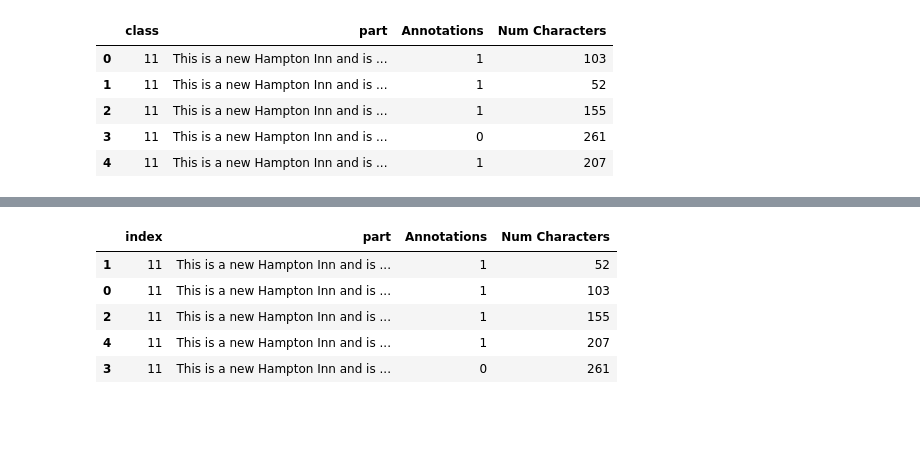
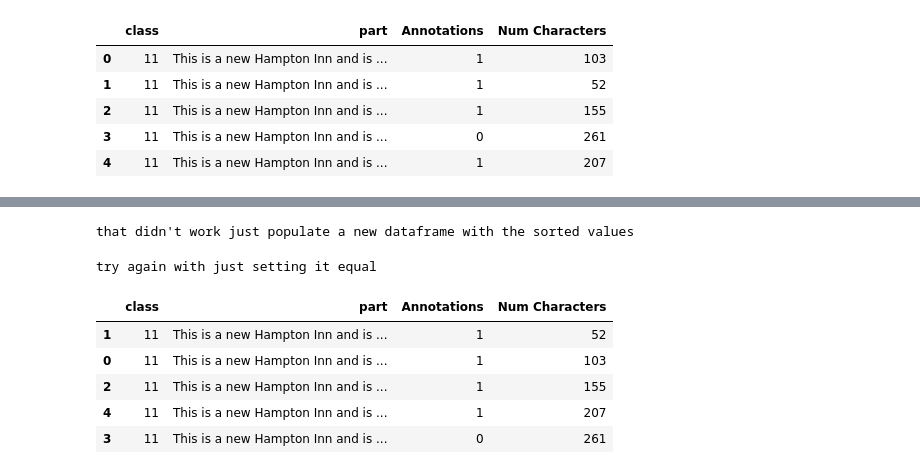
Before and after one commit to e-d-p-9/Hotel-Reviews, a Jupyter notebook: task2/hotel_sub_1_add_percentage.ipynb, the cells around one changed output, grey strips where cells are left out. Drawn from its saved outputs; the diff is of its cells as text; code cells hidden in the pictures; blank space fills up the shorter version.

```diff
--- a/task2/hotel_sub_1_add_percentage.ipynb
+++ b/task2/hotel_sub_1_add_percentage.ipynb
@@ -177,9 +248,10 @@ test_frame
+# %%
+print("that didn't work just populate a new dataframe with the sorted values")
+# %% [output]
+that didn't work just populate a new dataframe with the sorted values
+# %%
+print("try again with just setting it equal")
+# %% [output]
+try again with just setting it equal
 # %%
-test_frame.sort_values(by='Num Characters')
+testing = testdf.loc[testdf['class'] == unique_values[0]].sort_values(by="Num Characters")
-# %% [output]
-|  | index | part | Annotations | Num Characters |
-| 1 | 11 | This is a new Hampton Inn and is ... | 1 | 52 |
-| 0 | 11 | This is a new Hampton Inn and is ... | 1 | 103 |
-| 2 | 11 | This is a new Hampton Inn and is ... | 1 | 155 |
-| 4 | 11 | This is a new Hampton Inn and is ... | 1 | 207 |
-| 3 | 11 | This is a new Hampton Inn and is ... | 0 | 261 |
@@ -187,0 +258,9 @@ test_frame.sort_values(by='Num Characters')
+# %%
+testing
+# %% [output]
+|  | class | part | Annotations | Num Characters |
+| 1 | 11 | This is a new Hampton Inn and is ... | 1 | 52 |
+| 0 | 11 | This is a new Hampton Inn and is ... | 1 | 103 |
+| 2 | 11 | This is a new Hampton Inn and is ... | 1 | 155 |
+| 4 | 11 | This is a new Hampton Inn and is ... | 1 | 207 |
+| 3 | 11 | This is a new Hampton Inn and is ... | 0 | 261 |
```
Also changed, not shown: parts of 13 cells of this notebook.
